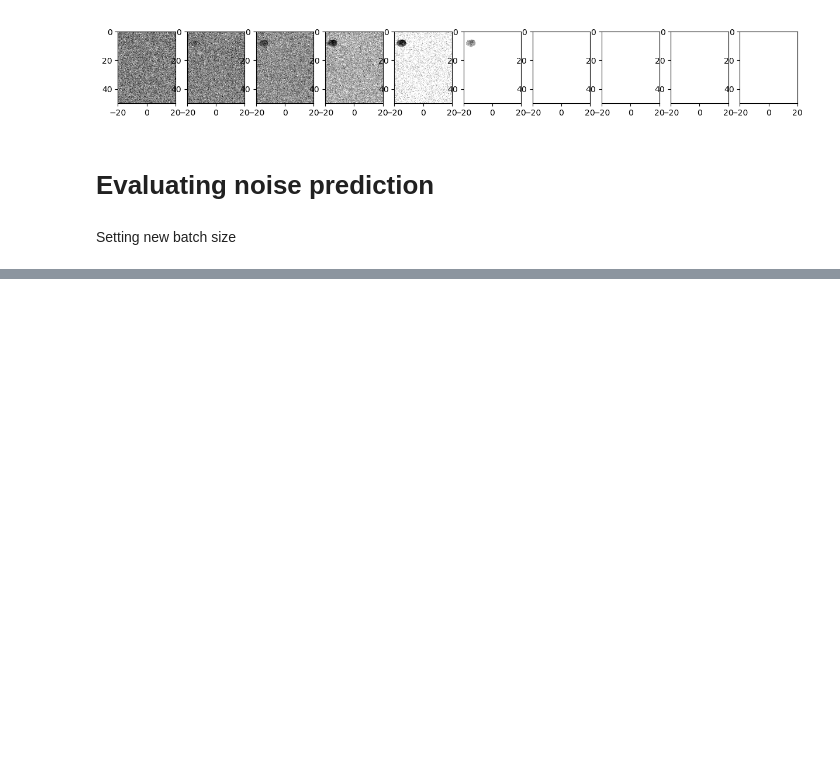
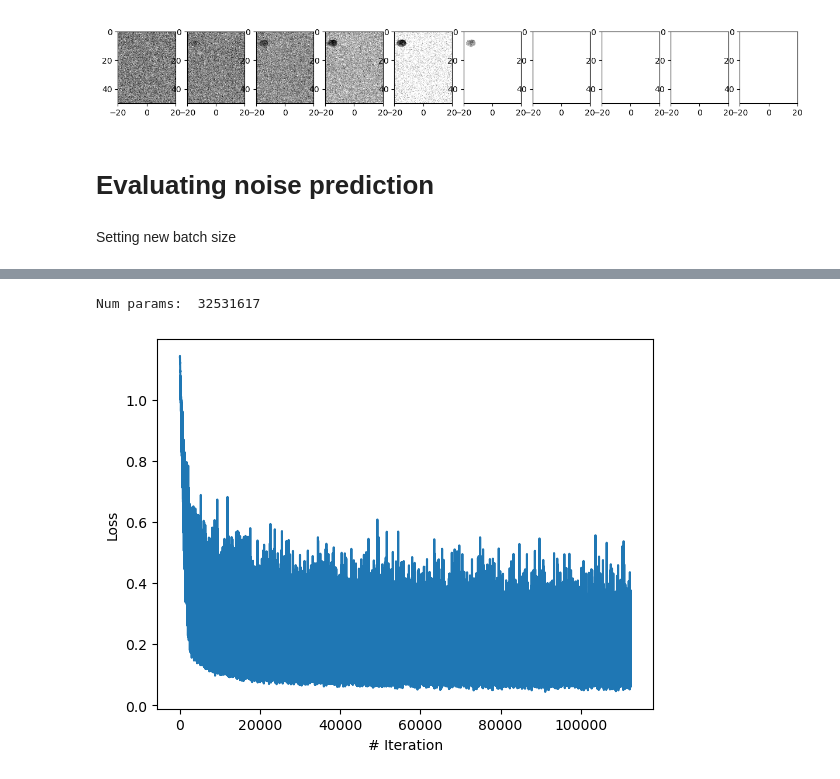
Before and after one commit to SebastianMerino/DiffusionBeamformer, a Jupyter notebook: sampling_v8.ipynb, the cells around one changed output, grey strips where cells are left out. Saved outputs shown, nothing was run; the diff lists cells and outputs as text; code cells hidden in the pictures; blank space fills up the shorter version.

```diff
--- a/sampling_v8.ipynb
+++ b/sampling_v8.ipynb
@@ -132,0 +154,19 @@ plt.show()
+# %%
+from model3 import UNETv8
+# from model4 import UNETv10
+
+device = torch.device("cuda:0" if torch.cuda.is_available() else torch.device('cpu'))
+save_dir = r'.\weights_v8_T100'
+training_epochs = 90
+model = UNETv8(in_channels=3, out_channels=1).to(device)
+model.load_state_dict(torch.load(f"{save_dir}\\model_{training_epochs}.pth", map_location=device))
+print("Num params: ", sum(p.numel() for p in model.parameters()))
+
+loss_npy = np.load(f"{save_dir}\\loss_{training_epochs}.npy")
+plt.plot(loss_npy)
+plt.xlabel('# Iteration')
+plt.ylabel('Loss')
+plt.show()
+# %% [output]
+Num params:  32531617
+[figure, added]
```
Also changed, not shown: parts of 7 cells of this notebook, 2 other files.
